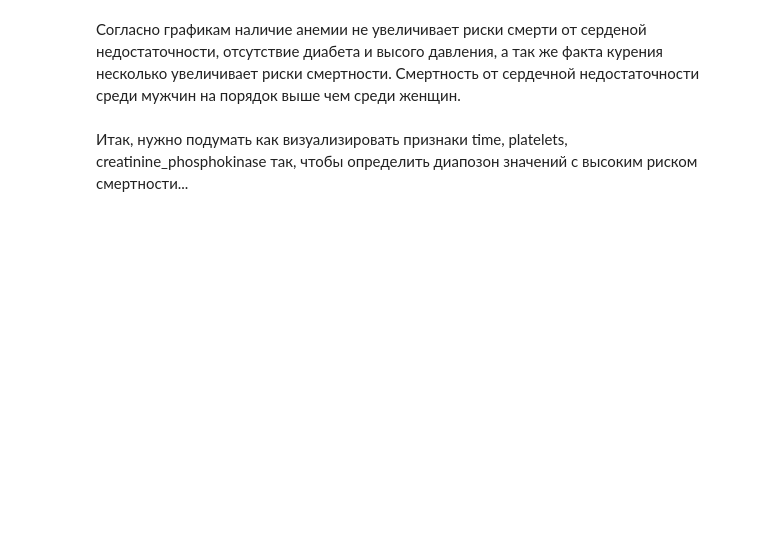
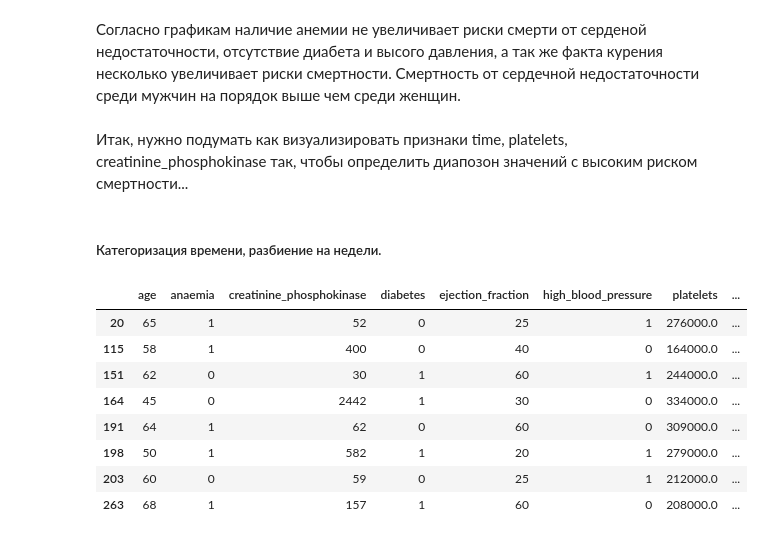
Before and after one commit to stusha-stu/Heart-Failure-Prediction-Project, a Jupyter notebook: heart_failure_clinical_records_predicting_death.ipynb, the cells around one changed output. Drawn from its saved outputs; the diff is of its cells as text; code cells hidden in the pictures; blank space fills up the shorter version.

```diff
--- a/heart_failure_clinical_records_predicting_death.ipynb
+++ b/heart_failure_clinical_records_predicting_death.ipynb
@@ -194,3 +198,18 @@ for i in range(len(list_of_categorical_features)-1):
 Согласно графикам наличие анемии не увеличивает риски смерти от серденой недостаточности, отсутствие диабета и высого давления, а так же факта курения несколько увеличивает риски смертности. Смертность от сердечной недостаточности среди мужчин на порядок выше чем среди женщин.
 # %% [markdown]
 Итак, нужно подумать как визуализировать признаки time, platelets, creatinine_phosphokinase так, чтобы определить диапозон значений с высоким риском смертности...
+# %% [markdown]
+##### Категоризация времени, разбиение на недели.
+# %%
+data['time_week'] = (data['time']-1)//7
+data.sample(8)
+# %% [output]
+|  | age | anaemia | creatinine_phosphokinase | diabetes | ejection_fraction | high_blood_pressure | platelets | ... |
+| 20 | 65 | 1 | 52 | 0 | 25 | 1 | 276000.0 | ... |
+| 115 | 58 | 1 | 400 | 0 | 40 | 0 | 164000.0 | ... |
+| 151 | 62 | 0 | 30 | 1 | 60 | 1 | 244000.0 | ... |
+| 164 | 45 | 0 | 2442 | 1 | 30 | 0 | 334000.0 | ... |
+| 191 | 64 | 1 | 62 | 0 | 60 | 0 | 309000.0 | ... |
+| 198 | 50 | 1 | 582 | 1 | 20 | 1 | 279000.0 | ... |
+| 203 | 60 | 0 | 59 | 0 | 25 | 1 | 212000.0 | ... |
+| 263 | 68 | 1 | 157 | 1 | 60 | 0 | 208000.0 | ... |
```
Also changed, not shown: parts of 11 cells of this notebook.
